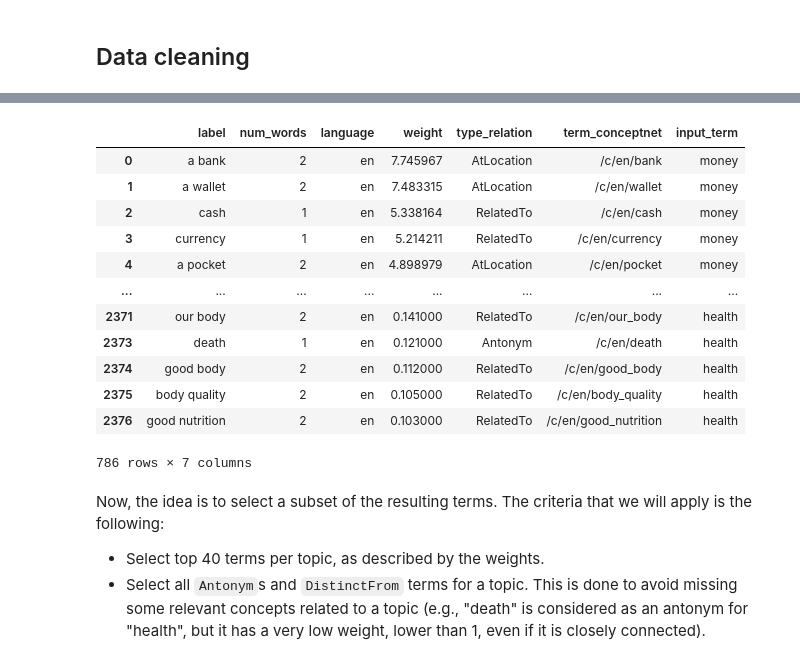
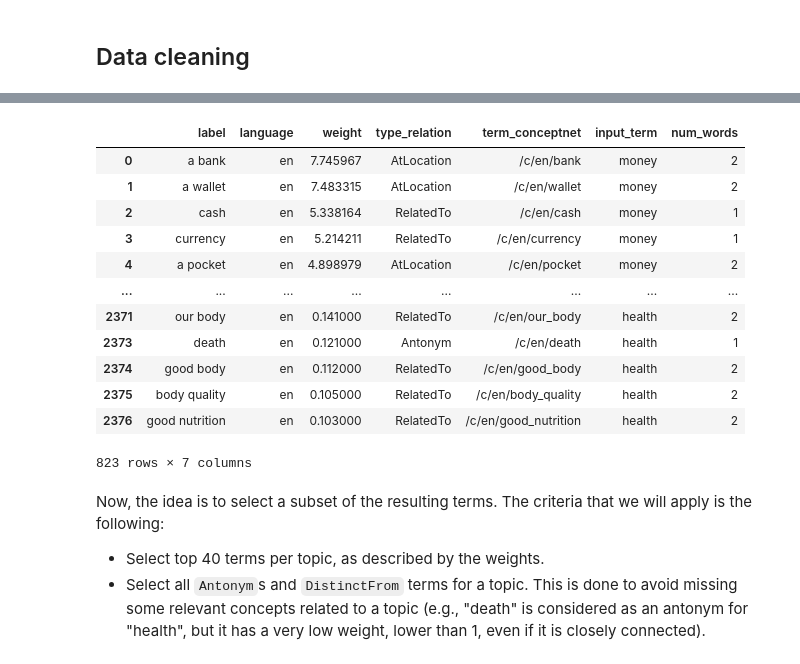
Before and after one commit to alejandro-delgado-t/Text_mining_final_project, a Jupyter notebook: get_conceptnet_terms.ipynb, the cells around one changed output, grey strips where cells are left out. Drawn from its saved outputs; the diff is of its cells as text; code cells hidden in the pictures.

Commit message:
changes to conceptnet pipeline and dataset

```diff
--- a/get_conceptnet_terms.ipynb
+++ b/get_conceptnet_terms.ipynb
@@ -293,7 +296,7 @@ def related_conceptnet(term: str, max_rel_terms: int):
         try:
             label = edge.get('end', {}).get('label', float('nan'))  # 1. Name of the associated term
             labels.append(label)
-            num_words.append(len(label.split()) if isinstance(label, str) else float('nan'))  # 2. Number of terms in each label
+            # num_words.append()  # 2. Number of terms in each label
         except:
             labels.append(float('nan'))
             num_words.append(float('nan'))
@@ -323,7 +326,7 @@ def related_conceptnet(term: str, max_rel_terms: int):
     # Construct data frame with related terms
     df = pd.DataFrame(data = {
         'label': labels,
-        'num_words': num_words,
+        # 'num_words': num_words,
         'language': languages,
         'weight': weights,
         'type_relation': type_relation,
@@ -495,31 +534,35 @@ df
 # %%
 # Remove "false relations" - ExternalURL (see https://github.com/commonsense/conceptnet5/wiki/Relations)
 df = df[df['type_relation'] != 'ExternalURL']
 
 # Keep only labels in English and Spanish (2nd most spoken language in US homes - see https://www.census.gov/library/stories/2022/12/languages-we-speak-in-united-states.html)
 df = df[(df['language'] == 'en') | (df['language'] == 'es')]
 
+# Drop duplicate labels, based on the preprocessed label (and keeps only the first
+# term, i.e., the one with the highest weight per topic)
+df = df.drop_duplicates(subset = ['label', 'input_term'], keep = 'first')
+
+# Create a column with the number of terms in the preprocessed label
+df['num_words'] = df['label'].apply(lambda x: len(x.split()) if isinstance(x, str) else float('nan'))
+
 # Keep only uni-grams, bi-grams and tri-grams (relatively simple concepts)
 df = df[df['num_words'] <= 3]
 
-# Drop duplicate labels
-df = df.drop_duplicates(subset = ['label'])
-
 df
 # %% [output]
-|  | label | num_words | language | weight | type_relation | term_conceptnet | input_term |
-| 0 | a bank | 2 | en | 7.745967 | AtLocation | /c/en/bank | money |
-| 1 | a wallet | 2 | en | 7.483315 | AtLocation | /c/en/wallet | money |
-| 2 | cash | 1 | en | 5.338164 | RelatedTo | /c/en/cash | money |
-| 3 | currency | 1 | en | 5.214211 | RelatedTo | /c/en/currency | money |
-| 4 | a pocket | 2 | en | 4.898979 | AtLocation | /c/en/pocket | money |
+|  | label | language | weight | type_relation | term_conceptnet | input_term | num_words |
+| 0 | a bank | en | 7.745967 | AtLocation | /c/en/bank | money | 2 |
+| 1 | a wallet | en | 7.483315 | AtLocation | /c/en/wallet | money | 2 |
+| 2 | cash | en | 5.338164 | RelatedTo | /c/en/cash | money | 1 |
+| 3 | currency | en | 5.214211 | RelatedTo | /c/en/currency | money | 1 |
+| 4 | a pocket | en | 4.898979 | AtLocation | /c/en/pocket | money | 2 |
 | ... | ... | ... | ... | ... | ... | ... | ... |
-| 2371 | our body | 2 | en | 0.141000 | RelatedTo | /c/en/our_body | health |
-| 2373 | death | 1 | en | 0.121000 | Antonym | /c/en/death | health |
-| 2374 | good body | 2 | en | 0.112000 | RelatedTo | /c/en/good_body | health |
-| 2375 | body quality | 2 | en | 0.105000 | RelatedTo | /c/en/body_quality | health |
-| 2376 | good nutrition | 2 | en | 0.103000 | RelatedTo | /c/en/good_nutrition | health |
+| 2371 | our body | en | 0.141000 | RelatedTo | /c/en/our_body | health | 2 |
+| 2373 | death | en | 0.121000 | Antonym | /c/en/death | health | 1 |
+| 2374 | good body | en | 0.112000 | RelatedTo | /c/en/good_body | health | 2 |
+| 2375 | body quality | en | 0.105000 | RelatedTo | /c/en/body_quality | health | 2 |
+| 2376 | good nutrition | en | 0.103000 | RelatedTo | /c/en/good_nutrition | health | 2 |
-786 rows × 7 columns
+823 rows × 7 columns
 # %% [markdown]
 Now, the idea is to select a subset of the resulting terms. The criteria that we will apply is the following:
 - Select top 40 terms per topic, as described by the weights.
```
Also changed, not shown: parts of 20 cells of this notebook, 1 other file.
